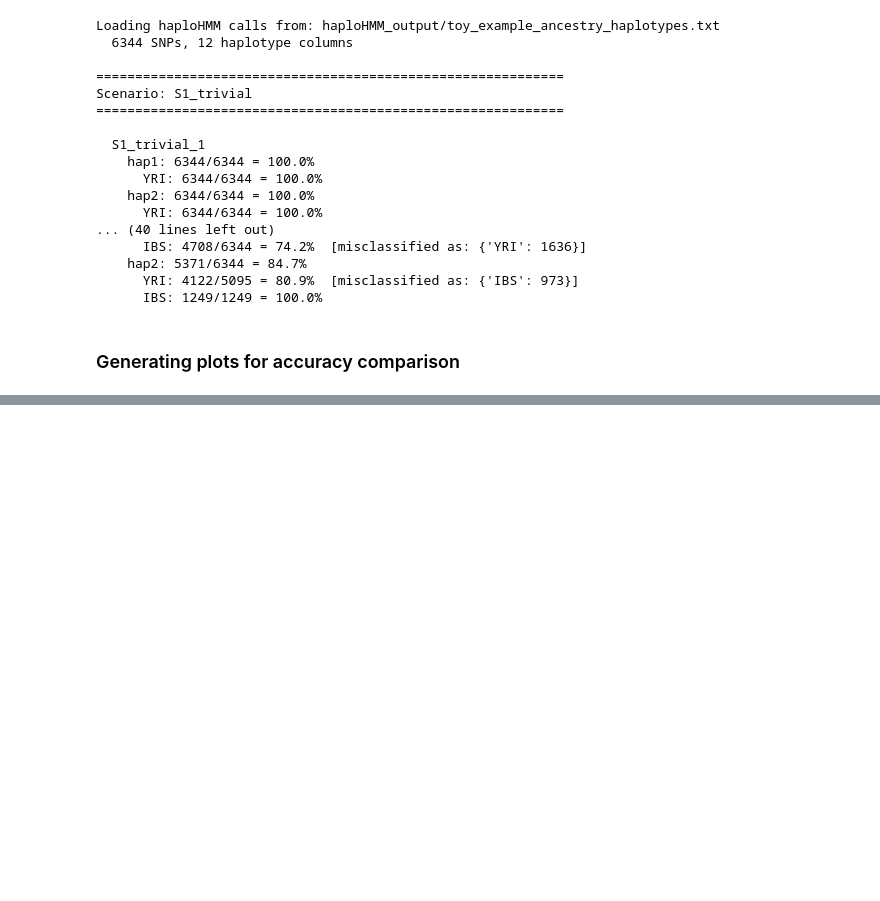
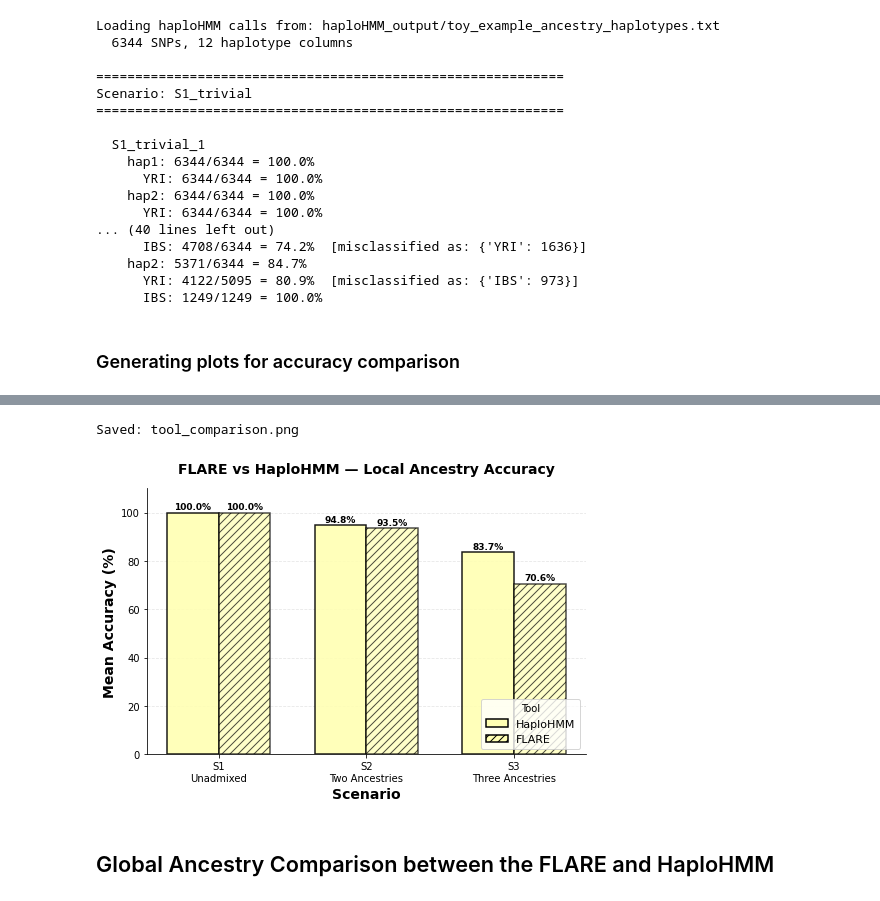
Before and after one commit to nathantrn/CSE284_HMM_local_ancestry_inference, a Jupyter notebook: toy_example/hmm_lai_toy.ipynb, the cells around one changed output, grey strips where cells are left out. Cells and saved outputs as stored; diff of their text form; code cells hidden in the pictures; blank space fills up the shorter version.

```diff
--- a/toy_example/hmm_lai_toy.ipynb
+++ b/toy_example/hmm_lai_toy.ipynb
@@ -409,0 +350,77 @@ Saved: tool_comparison.png
+# %%
+import matplotlib.pyplot as plt
+import matplotlib.patches as mpatches
+import numpy as np
+
+# Data: (correct, total) per tool / scenario / sample / hap
+# Data is hardcoded in, if you want to switch toy samples, change dataframe accordingly or read in from csv file
+data = {
+    "S1\nUnadmixed": {
+        "FLARE":     [(6344,6344),(6344,6344),(6344,6344),(6344,6344)],
+        "HaploHMM":  [(6222,6222),(6222,6222),(6222,6222),(6222,6222)],
+    },
+    "S2\nTwo Ancestries": {
+        "FLARE":     [(6333,6344),(4717,6344),(6344,6344),(6344,6344)],
+        "HaploHMM":  [(6182,6222),(4958,6222),(6222,6222),(6222,6222)],
+    },
+    "S3\nThree Ancestries": {
+        "FLARE":     [(1682,6344),(6147,6344),(4708,6344),(5371,6344)],
+        "HaploHMM":  [(5152,6222),(6011,6222),(4726,6222),(4939,6222)],
+    },
+}
+
+scenarios = list(data.keys())
+flare_acc  = [np.mean([c/t*100 for c,t in data[s]["FLARE"]])    for s in scenarios]
+haplo_acc  = [np.mean([c/t*100 for c,t in data[s]["HaploHMM"]]) for s in scenarios]
+
+set3 = plt.cm.Set3(np.linspace(0, 1, 12))
+BAR_COLOR = set3[1]   # same color for both tools — pattern distinguishes them
+
+fig, ax = plt.subplots(figsize=(7, 5))
+
+x = np.arange(len(scenarios))
+w = 0.35
+
+# HaploHMM solid fill
+ax.bar(x - w/2, haplo_acc, w,
+       color=BAR_COLOR, edgecolor='black', linewidth=1.5,
+       hatch='', alpha=0.9, label='HaploHMM')
+# Flare cross filled
+ax.bar(x + w/2, flare_acc, w,
+       color=BAR_COLOR, edgecolor='black', linewidth=1.5,
+       hatch='///', alpha=0.7, label='FLARE')
+
+for i, (f, h) in enumerate(zip(flare_acc, haplo_acc)):
+    ax.text(i + w/2, f + 0.5, f"{f:.1f}%", ha="center", va="bottom",
+            fontsize=9, fontweight="bold")
+    ax.text(i - w/2, h + 0.5, f"{h:.1f}%", ha="center", va="bottom",
+            fontsize=9, fontweight="bold")
+
+ax.set_xticks(x)
+ax.set_xticklabels(scenarios, fontsize=10)
+ax.set_ylabel("Mean Accuracy (%)", fontsize=14, fontweight='bold')
+ax.set_xlabel("Scenario", fontsize=14, fontweight='bold')
+ax.set_title("FLARE vs HaploHMM — Local Ancestry Accuracy",
+             fontsize=14, fontweight='bold', pad=15)
+ax.set_ylim(0, 110)
+ax.spines[["top", "right"]].set_visible(False)
+ax.yaxis.grid(True, linestyle="--", alpha=0.3)
+ax.set_axisbelow(True)
+
+# ── Two-part legend (mirrors second script's style) ───────────────────────────
+haplo_patch = mpatches.Patch(facecolor=BAR_COLOR, edgecolor='black',
+                              linewidth=1.5, hatch='',   label='HaploHMM')
+flare_patch = mpatches.Patch(facecolor=BAR_COLOR, edgecolor='black',
+                              linewidth=1.5, hatch='///', label='FLARE')
+
+ax.legend(handles=[haplo_patch, flare_patch], title='Tool',
+          frameon=True, fontsize=11, loc='lower right')
+
+plt.tight_layout()
+plt.savefig("tool_comparison.png", dpi=150, bbox_inches="tight")
+print("Saved: tool_comparison.png")
+# %% [output]
+Saved: tool_comparison.png
+[figure, added]
+# %% [markdown]
+## Global Ancestry Comparison between the FLARE and HaploHMM
```
Also changed, not shown: parts of 3 cells of this notebook, 2 other files.
